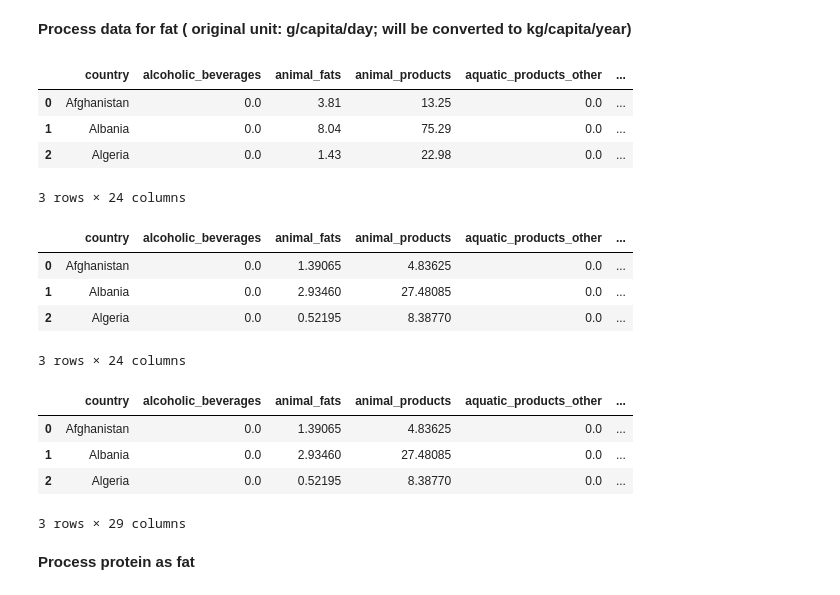
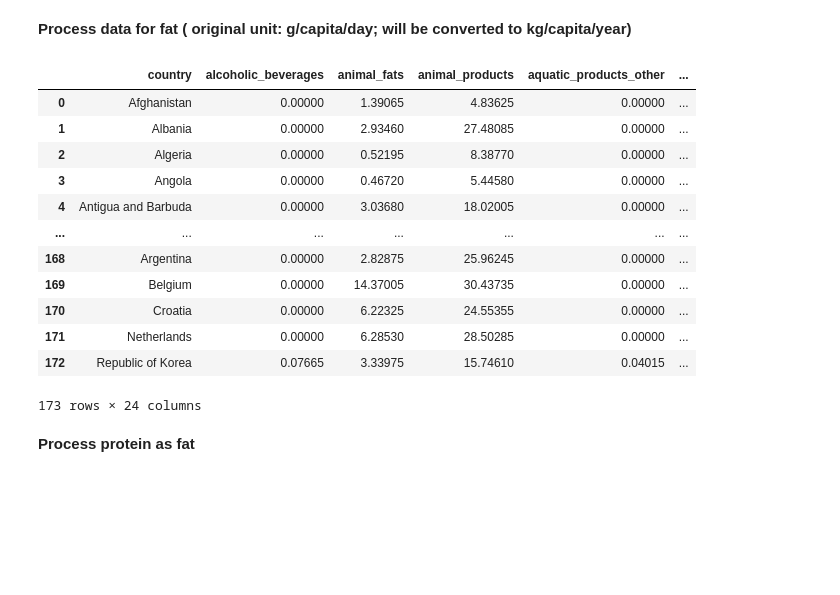
Before and after one commit to chwheo/cogs108-final-project, a Jupyter notebook: EDACheckpointGroup061Sp22.ipynb, the cells around one changed output. Cells and saved outputs as stored; diff of their text form; code cells hidden in the pictures; blank space fills up the shorter version.

```diff
--- a/EDACheckpointGroup061Sp22.ipynb
+++ b/EDACheckpointGroup061Sp22.ipynb
@@ -159,32 +141,24 @@ df_fat.insert(0, 'country', first_column)
 
 # replace na with 0
 df_fat = df_fat.fillna(0)
-df_fat.head(3)
-# %% [output]
-|  | country | alcoholic_beverages | animal_fats | animal_products | aquatic_products_other | ... |
-| 0 | Afghanistan | 0.0 | 3.81 | 13.25 | 0.0 | ... |
-| 1 | Albania | 0.0 | 8.04 | 75.29 | 0.0 | ... |
-| 2 | Algeria | 0.0 | 1.43 | 22.98 | 0.0 | ... |
-3 rows × 24 columns
 # %%
 # convert g/capita/day to kg/capita/yr
 df_fat[df_fat.columns[1:len(df_fat.columns)]] = df_fat[df_fat.columns[1:len(df_fat.columns)]].applymap(standUnit)
-df_fat.head(3)
+df_fat
 # %% [output]
 |  | country | alcoholic_beverages | animal_fats | animal_products | aquatic_products_other | ... |
-| 0 | Afghanistan | 0.0 | 1.39065 | 4.83625 | 0.0 | ... |
-| 1 | Albania | 0.0 | 2.93460 | 27.48085 | 0.0 | ... |
-| 2 | Algeria | 0.0 | 0.52195 | 8.38770 | 0.0 | ... |
+| 0 | Afghanistan | 0.00000 | 1.39065 | 4.83625 | 0.00000 | ... |
+| 1 | Albania | 0.00000 | 2.93460 | 27.48085 | 0.00000 | ... |
+| 2 | Algeria | 0.00000 | 0.52195 | 8.38770 | 0.00000 | ... |
+| 3 | Angola | 0.00000 | 0.46720 | 5.44580 | 0.00000 | ... |
+| 4 | Antigua and Barbuda | 0.00000 | 3.03680 | 18.02005 | 0.00000 | ... |
+| ... | ... | ... | ... | ... | ... | ... |
+| 168 | Argentina | 0.00000 | 2.82875 | 25.96245 | 0.00000 | ... |
+| 169 | Belgium | 0.00000 | 14.37005 | 30.43735 | 0.00000 | ... |
+| 170 | Croatia | 0.00000 | 6.22325 | 24.55355 | 0.00000 | ... |
+| 171 | Netherlands | 0.00000 | 6.28530 | 28.50285 | 0.00000 | ... |
+| 172 | Republic of Korea | 0.07665 | 3.33975 | 15.74610 | 0.04015 | ... |
-3 rows × 24 columns
+173 rows × 24 columns
-# %%
-df_fat = pd.merge(df_fat,df_covid,on ='country', how='right') # join on right since the covid rates are essential for further analysis, so we don't want NA in the covid rates column
-df_fat.head(3)
-# %% [output]
-|  | country | alcoholic_beverages | animal_fats | animal_products | aquatic_products_other | ... |
-| 0 | Afghanistan | 0.0 | 1.39065 | 4.83625 | 0.0 | ... |
-| 1 | Albania | 0.0 | 2.93460 | 27.48085 | 0.0 | ... |
-| 2 | Algeria | 0.0 | 0.52195 | 8.38770 | 0.0 | ... |
-3 rows × 29 columns
 # %% [markdown]
 __Process protein as fat__
 # %%
```
Also changed, not shown: parts of 33 cells of this notebook.
